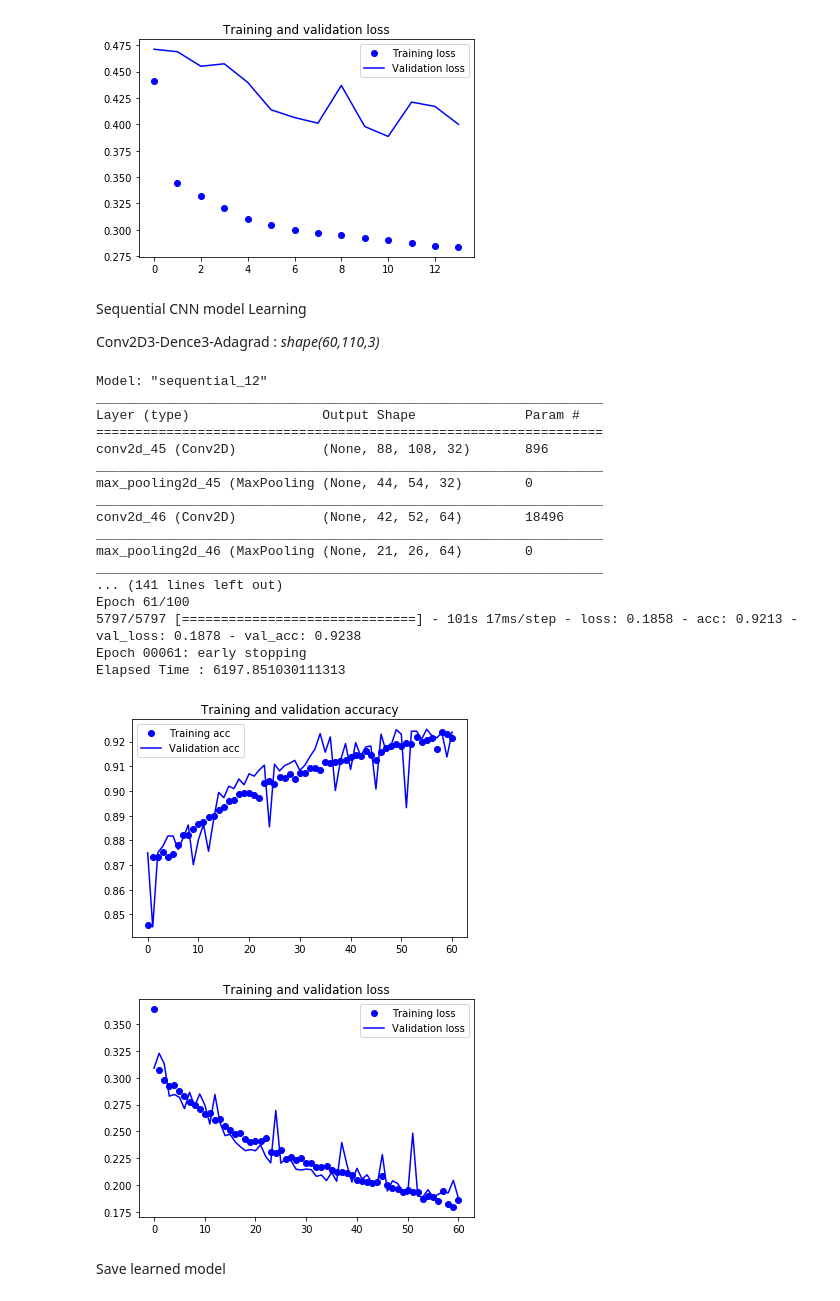
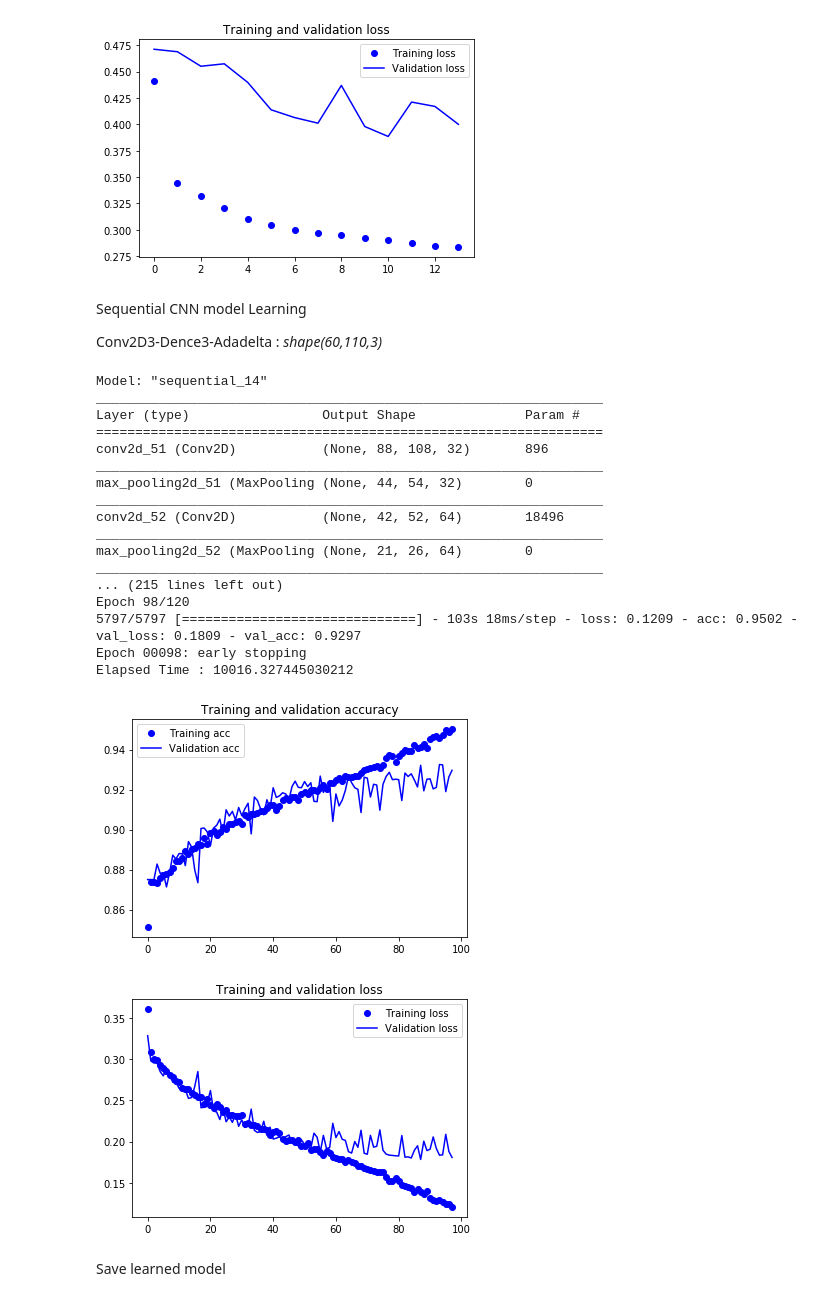
Before and after one commit to yuuOkada/Sphere_CNN, a Jupyter notebook: Make_learning-predict-param.ipynb, the cells around one changed output. Saved outputs shown, nothing was run; the diff lists cells and outputs as text; code cells hidden in the pictures.

Commit message:
191223 - Added learning model; Created using Colaboratory

```diff
--- a/Make_learning-predict-param.ipynb
+++ b/Make_learning-predict-param.ipynb
@@ -269,7 +275,7 @@ Elapsed Time : 1484.0552446842194
 # %% [markdown]
 Sequential CNN model Learning
 
-Conv2D3-Dence3-Adagrad : *shape(60,110,3)*
+Conv2D3-Dence3-Adadelta : *shape(60,110,3)*
 # %%
 from PIL import Image
 import os, glob
@@ -307,7 +313,7 @@ model.add(layers.Dense(128,activation="relu"))
 model.add(layers.Dense(8, activation="sigmoid")) #分類先の種類分設定
 
 #early-stopping
-early_stop = EarlyStopping(monitor='val_loss', min_delta=0, patience=8, verbose=1, mode='auto')
+early_stop = EarlyStopping(monitor='val_loss', min_delta=0, patience=10, verbose=1, mode='auto')
 
 #モデル構成の確認
 model.summary()
@@ -342,7 +348,7 @@ start_time = time.time()
 ###学習
 model = model.fit(X_train,
                   y_train,
-                  epochs=200,
+                  epochs=120,
                   batch_size=256,
                   verbose=1,
                   validation_data=(X_test,y_test),
@@ -355,45 +361,45 @@ print("Elapsed Time : " + str(elapsed_time))
 
 ###学習結果を表示
 acc = model.history['acc']
 val_acc = model.history['val_acc']
 loss = model.history['loss']
 val_loss = model.history['val_loss']
 
 epochs = range(len(acc))
 
 plt.plot(epochs, acc, 'bo', label='Training acc')
 plt.plot(epochs, val_acc, 'b', label='Validation acc')
 plt.title('Training and validation accuracy')
 plt.legend()
 plt.savefig(root_dir+'/acc_graph')
 
 plt.figure()
 
 plt.plot(epochs, loss, 'bo', label='Training loss')
 plt.plot(epochs, val_loss, 'b', label='Validation loss')
 plt.title('Training and validation loss')
 plt.legend()
 plt.savefig(root_dir+'/loss_graph')
 # %% [output]
-Model: "sequential_12"
+Model: "sequential_14"
 _________________________________________________________________
 Layer (type)                 Output Shape              Param #
 =================================================================
-conv2d_45 (Conv2D)           (None, 88, 108, 32)       896
+conv2d_51 (Conv2D)           (None, 88, 108, 32)       896
 _________________________________________________________________
-max_pooling2d_45 (MaxPooling (None, 44, 54, 32)        0
+max_pooling2d_51 (MaxPooling (None, 44, 54, 32)        0
 _________________________________________________________________
-conv2d_46 (Conv2D)           (None, 42, 52, 64)        18496
+conv2d_52 (Conv2D)           (None, 42, 52, 64)        18496
 _________________________________________________________________
-max_pooling2d_46 (MaxPooling (None, 21, 26, 64)        0
+max_pooling2d_52 (MaxPooling (None, 21, 26, 64)        0
 _________________________________________________________________
-... (141 lines left out)
-Epoch 61/100
-5797/5797 [==============================] - 101s 17ms/step - loss: 0.1858 - acc: 0.9213 - val_loss: 0.1878 - val_acc: 0.9238
-Epoch 00061: early stopping
-Elapsed Time : 6197.851030111313
+... (215 lines left out)
+Epoch 98/120
+5797/5797 [==============================] - 103s 18ms/step - loss: 0.1209 - acc: 0.9502 - val_loss: 0.1809 - val_acc: 0.9297
+Epoch 00098: early stopping
+Elapsed Time : 10016.327445030212
-[figure, old version]
+[figure, new version]
-[figure, old version]
+[figure, new version]
 # %% [markdown]
 Save learned model
 # %%
```
Also changed, not shown: parts of 3 cells of this notebook.
